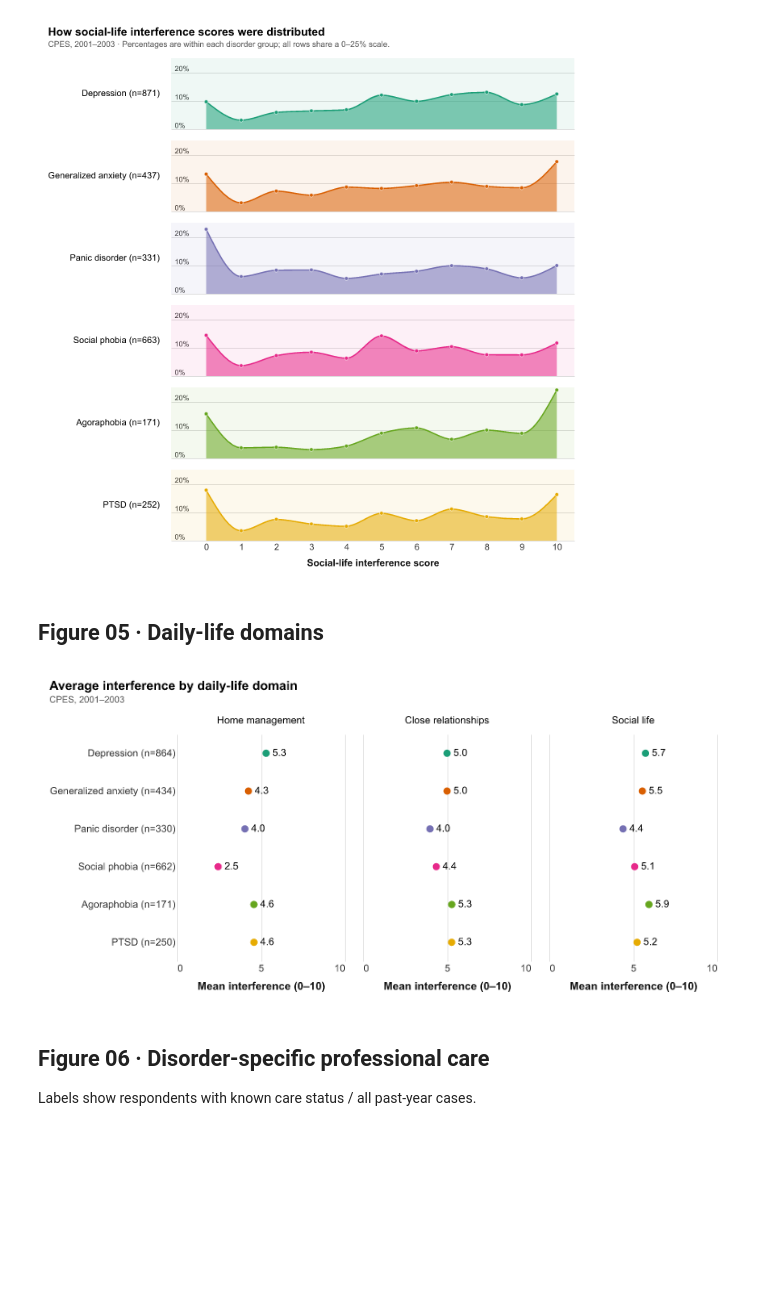
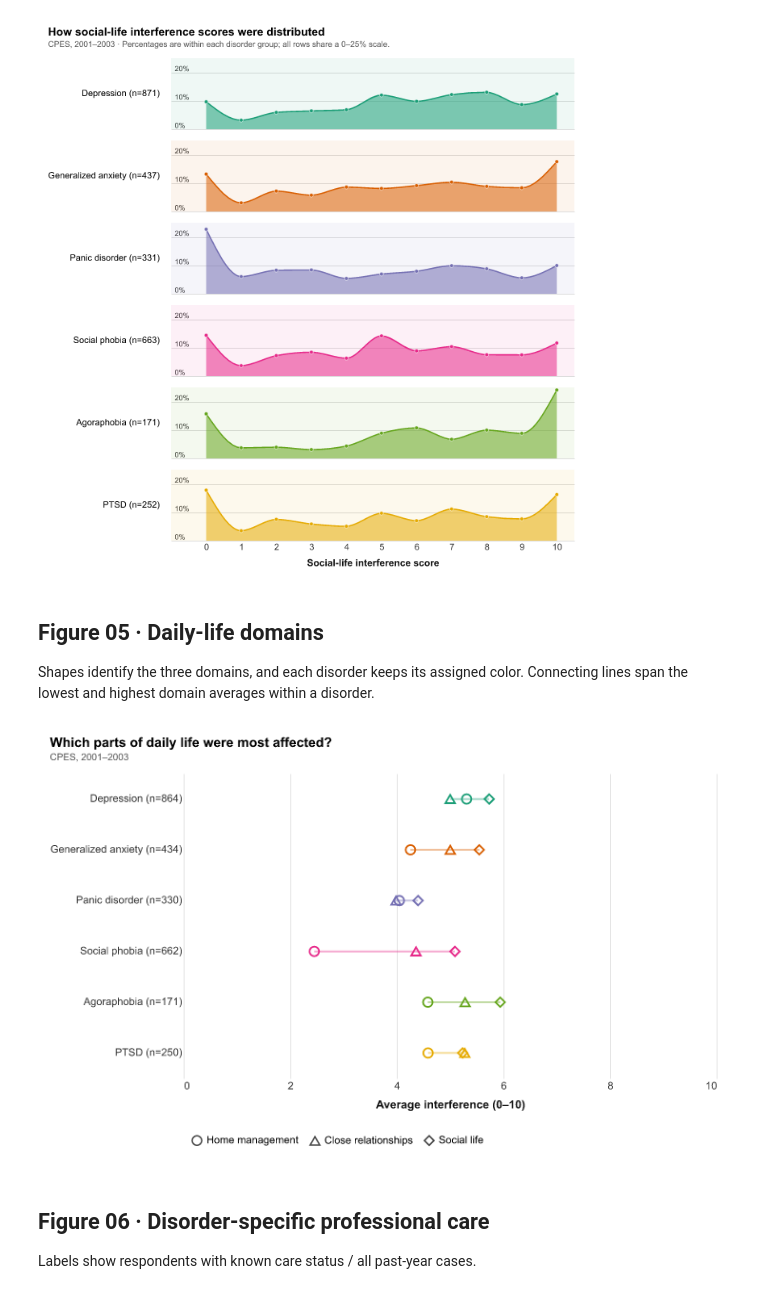
Before and after one commit to judycchen/capp30239-data-visualization_judy-chen, a Jupyter notebook: static-viz-project/milestone2_draft/static-draft.ipynb, the cells around one changed output. Drawn from its saved outputs; the diff is of its cells as text; code cells hidden in the pictures; blank space fills up the shorter version.

Commit message:
Compare daily-life domains in one connected-dot chart

```diff
--- a/static-viz-project/milestone2_draft/static-draft.ipynb
+++ b/static-viz-project/milestone2_draft/static-draft.ipynb
@@ -424,47 +424,63 @@ save_chart(
 [figure]
 # %% [markdown]
 ## Figure 05 · Daily-life domains
+
+Shapes identify the three domains, and each disorder keeps its assigned color. Connecting lines span the lowest and highest domain averages within a disorder.
 # %%
 domain_means, complete_counts = [], []
 for spec in DISORDERS.values():
     valid = cpes[spec["diagnosis"]].eq(1) & cpes[spec["domains"]].apply(lambda s: s.between(0,10)).all(axis=1)
     domain_means.append([np.average(cpes.loc[valid, v], weights=cpes.loc[valid,"NCNLWTLG"]) for v in spec["domains"]])
     complete_counts.append(int(valid.sum()))
 assert complete_counts == [864, 434, 330, 662, 171, 250]
 
 
 domains = ["Home management", "Close relationships", "Social life"]
 domain_labels = [f"{label} (n={n:,})" for label, n in zip(DISORDER_LABELS, complete_counts)]
 domain_df = pd.DataFrame([
     {"disorder": domain_labels[row], "name": DISORDER_LABELS[row],
      "domain": domain, "mean_score": domain_means[row][col]}
     for row in range(6) for col, domain in enumerate(domains)
 ])
 
 
 
 def domain_interference_chart(df):
-    # Position on a common 0–10 scale makes small differences easier to compare.
-    base = alt.Chart(df).encode(
-        x=alt.X("mean_score:Q", title="Mean interference (0–10)",
-                scale=alt.Scale(domain=[0, 10]), axis=alt.Axis(values=[0, 5, 10])),
+    # Each line spans the lowest and highest of the three domain averages.
+    spans = alt.Chart(df).transform_aggregate(
+        lowest="min(mean_score)", highest="max(mean_score)",
+        groupby=["disorder", "name"],
+    ).mark_rule(strokeWidth=2, opacity=.4).encode(
         y=alt.Y("disorder:N", sort=domain_labels, title=None),
-    )
-    points = base.mark_point(filled=True, size=65, opacity=1).encode(
+        x=alt.X("lowest:Q", title="Average interference (0–10)",
+                scale=alt.Scale(domain=[0, 10], nice=False),
+                axis=alt.Axis(values=[0, 2, 4, 6, 8, 10], tickCount=6, labelOverlap=False)),
+        x2="highest:Q",
         color=alt.Color("name:N", scale=DISORDER_SCALE, legend=None),
     )
-    labels = base.mark_text(align="left", dx=7).encode(text=alt.Text("mean_score:Q", format=".1f"))
-    return (points + labels).properties(width=185, height=250).facet(
-        column=alt.Column("domain:N", sort=domains, title=None), spacing=20,
+    points = alt.Chart(df).mark_point(
+        filled=False, size=100, opacity=1, strokeWidth=1.8,
+    ).encode(
+        y=alt.Y("disorder:N", sort=domain_labels, title=None),
+        x=alt.X("mean_score:Q", title="Average interference (0–10)",
+                scale=alt.Scale(domain=[0, 10], nice=False),
+                axis=alt.Axis(values=[0, 2, 4, 6, 8, 10], tickCount=6, labelOverlap=False)),
+        color=alt.Color("name:N", scale=DISORDER_SCALE, legend=None),
+        shape=alt.Shape("domain:N", title=None,
+                        scale=alt.Scale(domain=domains, range=["circle", "triangle-up", "diamond"]),
+                        legend=alt.Legend(orient="bottom", columns=3, labelLimit=180,
+                                          symbolStrokeColor="#444444", symbolFillColor="white",
+                                          symbolStrokeWidth=1.5, symbolOpacity=1)),
     )
+    return (spans + points).properties(width=560, height=320)
 
 
 save_chart(
-    domain_interference_chart(domain_df), "05_daily_life_domains.png", "Average interference by daily-life domain",
+    domain_interference_chart(domain_df), "05_daily_life_domains.png", "Which parts of daily life were most affected?",
     [CPES_SOURCE],
 )
 # %% [output]
-[figure, old version]
+[figure, new version]
 # %% [markdown]
 ## Figure 06 · Disorder-specific professional care
 
```
Also changed, not shown: 3 other files.
